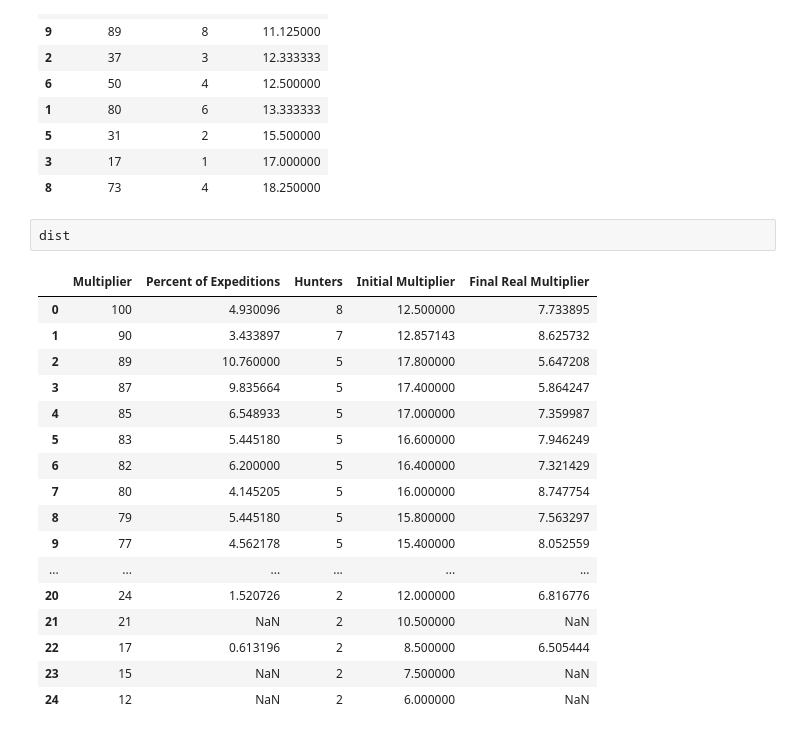
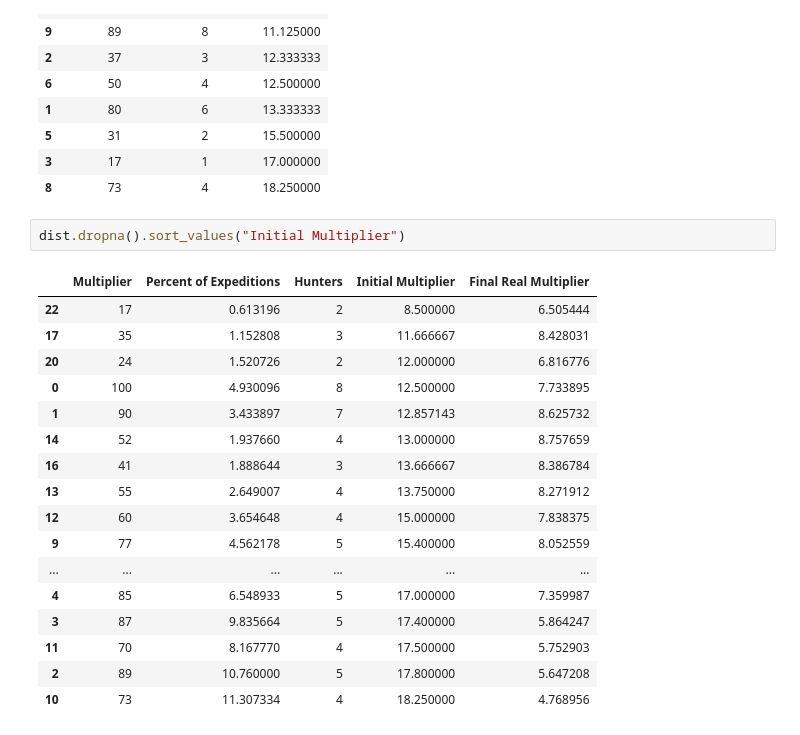
Before and after one commit to JosheevR/prosperity-3, a Jupyter notebook: round2/manual/Round2ManualTrading.ipynb, the cells around one changed output. Cells and saved outputs as stored; diff of their text form.

```diff
--- a/round2/manual/Round2ManualTrading.ipynb
+++ b/round2/manual/Round2ManualTrading.ipynb
@@ -95,22 +95,22 @@ df_arrays.sort_values("Initial Multiplier")
 | 3 | 17 | 1 | 17.000000 |
 | 8 | 73 | 4 | 18.250000 |
 # %%
-dist
+dist.dropna().sort_values("Initial Multiplier")
 # %% [output]
 |  | Multiplier | Percent of Expeditions | Hunters | Initial Multiplier | Final Real Multiplier |
+| 22 | 17 | 0.613196 | 2 | 8.500000 | 6.505444 |
+| 17 | 35 | 1.152808 | 3 | 11.666667 | 8.428031 |
+| 20 | 24 | 1.520726 | 2 | 12.000000 | 6.816776 |
 | 0 | 100 | 4.930096 | 8 | 12.500000 | 7.733895 |
 | 1 | 90 | 3.433897 | 7 | 12.857143 | 8.625732 |
-| 2 | 89 | 10.760000 | 5 | 17.800000 | 5.647208 |
-| 3 | 87 | 9.835664 | 5 | 17.400000 | 5.864247 |
-| 4 | 85 | 6.548933 | 5 | 17.000000 | 7.359987 |
-| 5 | 83 | 5.445180 | 5 | 16.600000 | 7.946249 |
-| 6 | 82 | 6.200000 | 5 | 16.400000 | 7.321429 |
-| 7 | 80 | 4.145205 | 5 | 16.000000 | 8.747754 |
-| 8 | 79 | 5.445180 | 5 | 15.800000 | 7.563297 |
+| 14 | 52 | 1.937660 | 4 | 13.000000 | 8.757659 |
+| 16 | 41 | 1.888644 | 3 | 13.666667 | 8.386784 |
+| 13 | 55 | 2.649007 | 4 | 13.750000 | 8.271912 |
+| 12 | 60 | 3.654648 | 4 | 15.000000 | 7.838375 |
 | 9 | 77 | 4.562178 | 5 | 15.400000 | 8.052559 |
 | ... | ... | ... | ... | ... | ... |
-| 20 | 24 | 1.520726 | 2 | 12.000000 | 6.816776 |
-| 21 | 21 | NaN | 2 | 10.500000 | NaN |
-| 22 | 17 | 0.613196 | 2 | 8.500000 | 6.505444 |
-| 23 | 15 | NaN | 2 | 7.500000 | NaN |
-| 24 | 12 | NaN | 2 | 6.000000 | NaN |
+| 4 | 85 | 6.548933 | 5 | 17.000000 | 7.359987 |
+| 3 | 87 | 9.835664 | 5 | 17.400000 | 5.864247 |
+| 11 | 70 | 8.167770 | 4 | 17.500000 | 5.752903 |
+| 2 | 89 | 10.760000 | 5 | 17.800000 | 5.647208 |
+| 10 | 73 | 11.307334 | 4 | 18.250000 | 4.768956 |
```
Also changed, not shown: parts of 2 cells of this notebook, 1 other file.
